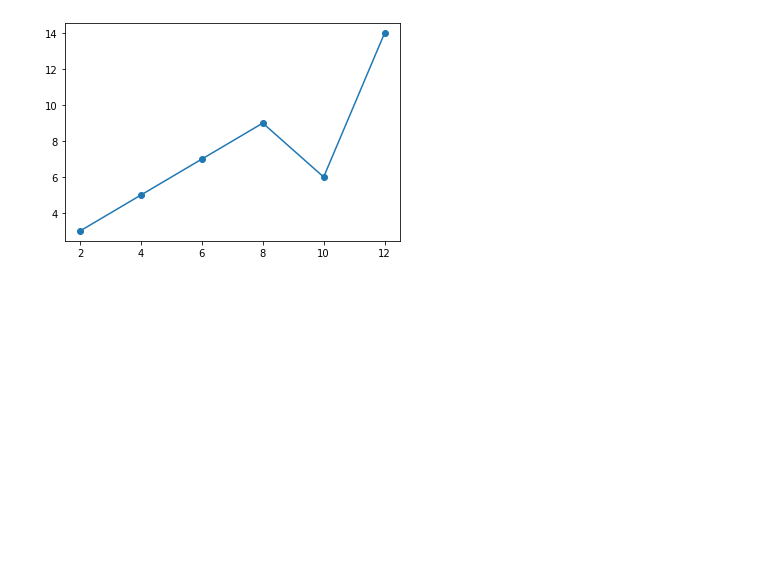
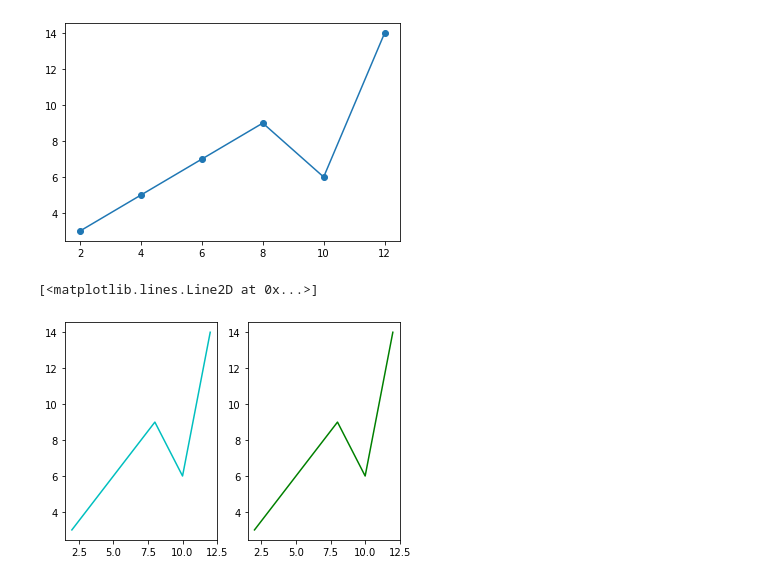
Before and after one commit to AswathiManoj0/S3, a Jupyter notebook: DATASCIENCE/graph.py.ipynb, the cells around one changed output. Drawn from its saved outputs; the diff is of its cells as text; code cells hidden in the pictures; blank space fills up the shorter version.

```diff
--- a/DATASCIENCE/graph.py.ipynb
+++ b/DATASCIENCE/graph.py.ipynb
@@ -34,3 +34,17 @@ plt.plot(x,y,marker='o')
 plt.show()
 # %% [output]
 [figure]
+# %%
+import numpy as np
+import matplotlib.pyplot as plt
+x=np.array([2,4,6,8,10,12])
+y=np.array([3,5,7,9,6,14])
+plt.subplot(1,2,1)
+plt.plot(x,y,'c')
+x2=np.array([6,3,3,7,8,2])
+y2=np.array([3,5,7,9,6,14])
+plt.subplot(1,2,2)
+plt.plot(x,y,'g')
+# %% [output]
+[<matplotlib.lines.Line2D at 0x...>]
+[figure, added]
```
Also changed, not shown: parts of 2 cells of this notebook.
